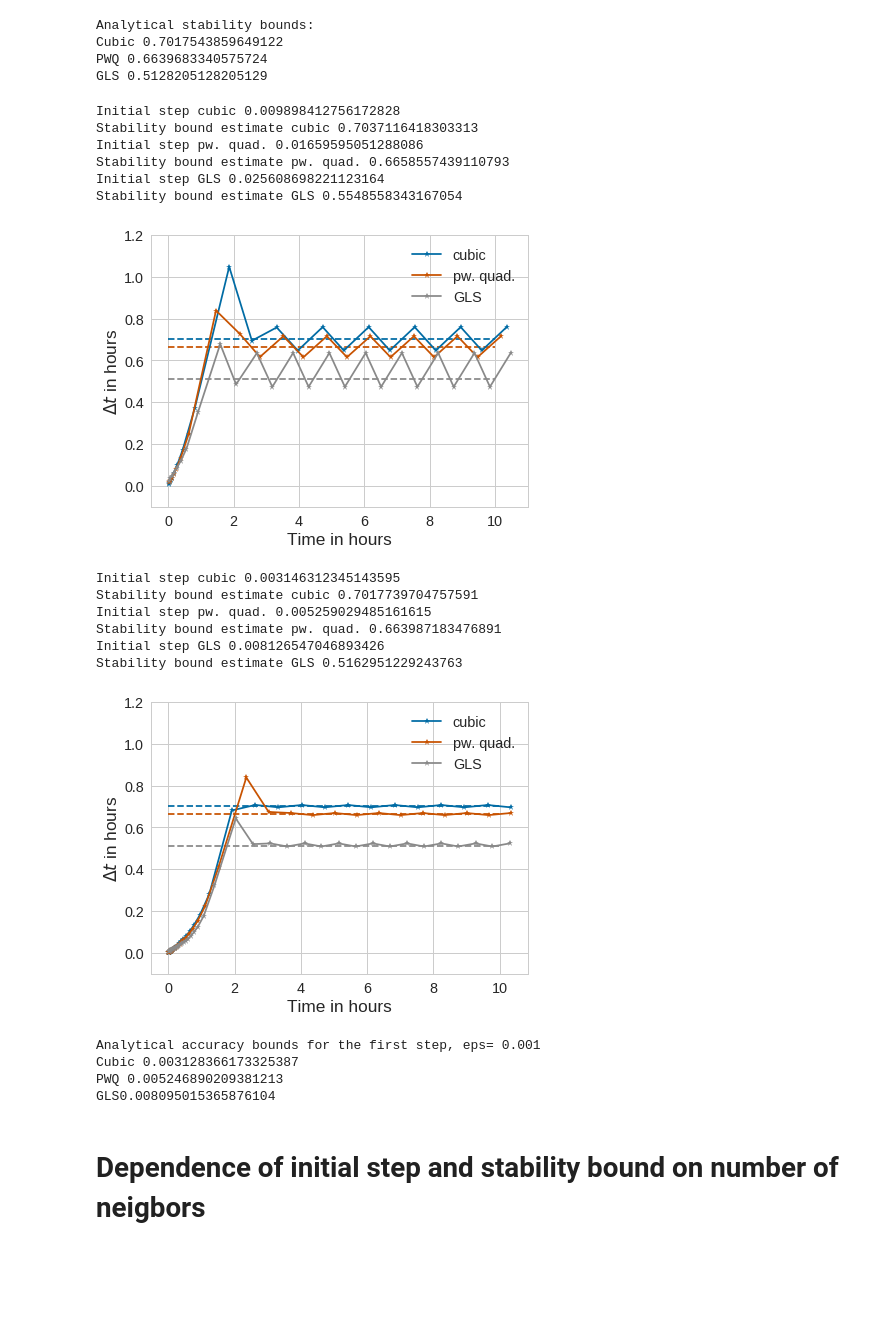
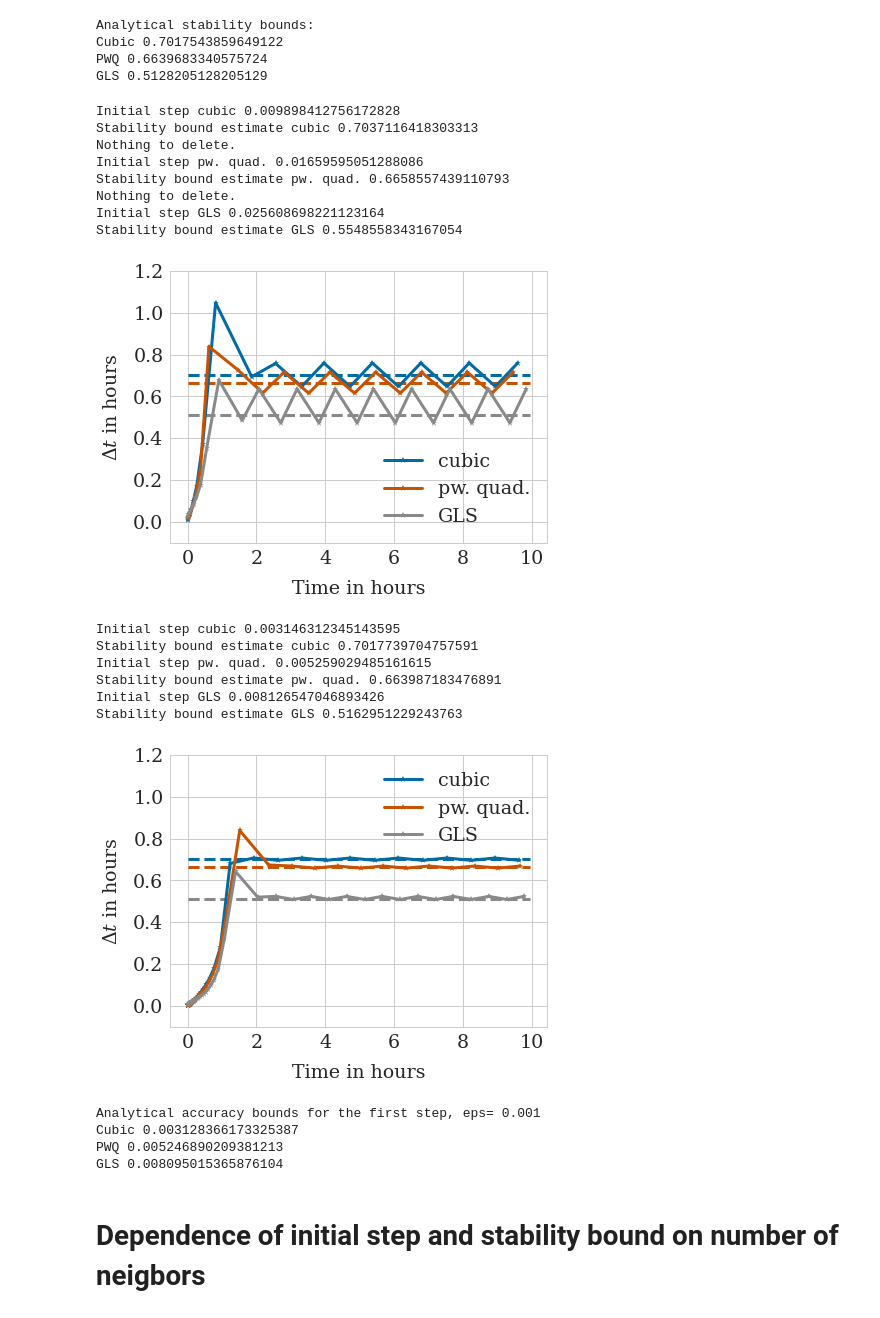
Before and after one commit to somathias/cbmos, a Jupyter notebook: exp-draft.ipynb, the cells around one changed output. Cells and saved outputs as stored; diff of their text form; code cells hidden in the pictures; blank space fills up the shorter version.

```diff
--- a/exp-draft.ipynb
+++ b/exp-draft.ipynb
@@ -6,22 +6,26 @@ import scipy.integrate as scpi
 
 import os
 
-import cbmos_serial as cbmos
-import force_functions as ff
-import euler_forward as ef
-import adams_bashforth as ab
-import midpoint as md
-import heun as he
-import cell as cl
+import cbmos
+import cbmos.force_functions as ff
+import cbmos.solvers.euler_forward as ef
+import cbmos.cell as cl
 
 plt.style.use('seaborn-whitegrid')
 plt.style.use('tableau-colorblind10')
-params = {'legend.fontsize': 'x-large',
+params = {'legend.fontsize': 'xx-large',
           'figure.figsize': (6.75, 5),
-         'axes.labelsize': 'xx-large',
-         'axes.titlesize':'x-large',
-         'xtick.labelsize':'x-large',
-         'ytick.labelsize':'x-large'}
+          'lines.linewidth': 3.0,
+          'axes.labelsize': 'xx-large',
+          'axes.titlesize':'xx-large',
+          'xtick.labelsize':'xx-large',
+          'ytick.labelsize':'xx-large',
+          'legend.fontsize': 'xx-large',
+          'font.size': 11,
+          'font.family': 'serif',
+          'mathtext.fontset': 'dejavuserif',
+          'axes.titlepad': 12,
+          'axes.labelpad': 12}
 plt.rcParams.update(params)
 # %%
 # Simulation parameters
@@ -31,7 +35,8 @@ rA = 1.5   # maximum interaction distance
 dim = 1
 seed=67
 
-t_data = np.linspace(0, tf, tf*100+1)
+dt = 0.05
+t_data = np.arange(0, tf, dt)
 
 force_names = ['cubic', 'pw. quad.', 'GLS']
 
@@ -39,9 +44,9 @@ defcolors = plt.rcParams['axes.prop_cycle'].by_key()['color']
 colors = {'cubic': defcolors[0], 'pw. quad.': defcolors[5], 'GLS': defcolors[6]}
 
 # Solvers
-solvers_ef = {'pw. quad.': cbmos.CBMSolver(ff.piecewise_polynomial, ef.solve_ivp, dim),
-             'cubic': cbmos.CBMSolver(ff.cubic, ef.solve_ivp, dim),
-             'GLS': cbmos.CBMSolver(ff.gls, ef.solve_ivp, dim)}
+models_ef = {'pw. quad.': cbmos.CBModel(ff.PiecewisePolynomial(), ef.solve_ivp, dim),
+             'cubic': cbmos.CBModel(ff.Cubic(), ef.solve_ivp, dim),
+             'GLS': cbmos.CBModel(ff.Gls(), ef.solve_ivp, dim)}
 # %%
 # parameters fitted to relaxation time t=1.0h
 params_cubic = {"mu": 5.70, "s": s, "rA": rA}
@@ -135,37 +140,39 @@ plt.plot(t_data, 1.0/gp_GLS*np.ones(len(t_data)), linestyle='--', color=colors['
 for force in force_names:
 
     try:
         os.remove('step_sizes'+filename_ending[force]+'.txt')
         os.remove('time_points'+filename_ending[force]+'.txt')
         os.remove('AFs'+filename_ending[force]+'.txt')
 
     except FileNotFoundError:
         print('Nothing to delete.')
 
-    history = solvers_ef[force].simulate(cell_list, t_data, params[force], {"eps": 0.01,"eta":0.0001, "out": filename_ending[force]}, seed=seed)
+    ts, history = models_ef[force].simulate(cell_list, t_data, params[force], {"eps": 0.01,"eta":0.0001, "out": filename_ending[force], 'write_to_file': True}, seed=seed)
     dts = np.loadtxt('step_sizes'+filename_ending[force]+'.txt')
     print('Initial step '+force + ' ' +str(dts[0]))
     print('Stability bound estimate '+force + ' ' +str((dts[-2]+dts[-1])/2.0))
-    ts = np.loadtxt('time_points'+filename_ending[force]+'.txt')
-    plt.plot(ts, dts,'-*', label=force, color=colors[force])
+    #ts = np.loadtxt('time_points'+filename_ending[force]+'.txt')
+    plt.plot(ts[:-1], dts,'-*', label=force, color=colors[force])
 
 
 
 
 plt.legend()
 plt.xlabel('Time in hours')
 plt.ylabel('$\Delta t$ in hours')
 plt.ylim([-0.1, 1.2])
 plt.savefig('adaptivity_pairwise_relaxation_eps0_01.pdf', bbox_inches='tight')
 #plt.savefig('adaptivity_pairwise_relaxation_eps0_01.png', bbox_inches='tight')
 # %% [output]
 Initial step cubic 0.009898412756172828
 Stability bound estimate cubic 0.7037116418303313
+Nothing to delete.
 Initial step pw. quad. 0.01659595051288086
 Stability bound estimate pw. quad. 0.6658557439110793
+Nothing to delete.
 Initial step GLS 0.025608698221123164
 Stability bound estimate GLS 0.5548558343167054
-[figure, old version]
+[figure, new version]
 # %%
 plt.plot(t_data, 1.0/gp_cubic*np.ones(len(t_data)), linestyle='--', color=colors['cubic'] )
 plt.plot(t_data, 1.0/gp_PWQ*np.ones(len(t_data)), linestyle='--', color=colors['pw. quad.'] )
@@ -181,12 +188,11 @@ for force in force_names:
     except FileNotFoundError:
         print('Nothing to delete.')
 
-    history = solvers_ef[force].simulate(cell_list, t_data, params[force], {"eps": 0.001, "eta":0.001, "out": filename_ending[force]}, seed=seed)
+    ts, history = models_ef[force].simulate(cell_list, t_data, params[force], {"eps": 0.001, "eta":0.001, "out": filename_ending[force], 'write_to_file': True}, seed=seed)
     dts = np.loadtxt('step_sizes'+filename_ending[force]+'.txt')
     print('Initial step '+force + ' ' +str(dts[0]))
     print('Stability bound estimate '+force + ' ' +str((dts[-2]+dts[-1])/2.0))
-    ts = np.loadtxt('time_points'+filename_ending[force]+'.txt')
-    plt.plot(ts, dts,'-*', label=force, color=colors[force])
+    plt.plot(ts[:-1], dts,'-*', label=force, color=colors[force])
 
 plt.legend()
 plt.xlabel('Time in hours')
@@ -201,17 +207,17 @@ Initial step pw. quad. 0.005259029485161615
 Stability bound estimate pw. quad. 0.663987183476891
 Initial step GLS 0.008126547046893426
 Stability bound estimate GLS 0.5162951229243763
-[figure, old version]
+[figure, new version]
 # %%
 # Accuracy bound for initial step:
 eps = 0.001
 r0 = 0.3
 
 gp_cubic = cubic_prime(r0, params_cubic['mu'], s, rA)
-ab_cubic = np.sqrt(eps/(gp_cubic*np.abs(ff.cubic(r0, **params_cubic))))
+ab_cubic = np.sqrt(eps/(gp_cubic*np.abs(ff.Cubic()(r0, **params_cubic))))
 
 gp_pwq = pwq_prime(r0, params_poly['muA'], rA, muR, params_poly['rR'], s)
-ab_pwq = np.sqrt(eps/(gp_pwq*np.abs(ff.piecewise_polynomial(r0, **params_poly))))
+ab_pwq = np.sqrt(eps/(gp_pwq*np.abs(ff.PiecewisePolynomial()(r0, **params_poly))))
 
 gp_gls = gls_prime(r0, params_gls['mu'],s)
 ab_gls = np.sqrt(eps/(gp_gls*np.abs(params_gls['mu']*np.log(1+r0-s))))
@@ -219,12 +225,12 @@ ab_gls = np.sqrt(eps/(gp_gls*np.abs(params_gls['mu']*np.log(1+r0-s))))
 print('Analytical accuracy bounds for the first step, eps= '+ str(eps))
 print('Cubic '+str(ab_cubic))
 print('PWQ '+ str(ab_pwq))
-print('GLS' + str(ab_gls))
+print('GLS ' + str(ab_gls))
 # %% [output]
 Analytical accuracy bounds for the first step, eps= 0.001
 Cubic 0.003128366173325387
 PWQ 0.005246890209381213
-GLS0.008095015365876104
+GLS 0.008095015365876104
 # %% [markdown]
 # Dependence of initial step and stability bound on number of neigbors
 # %%
```
Also changed, not shown: parts of 9 cells of this notebook, 1 other file.
